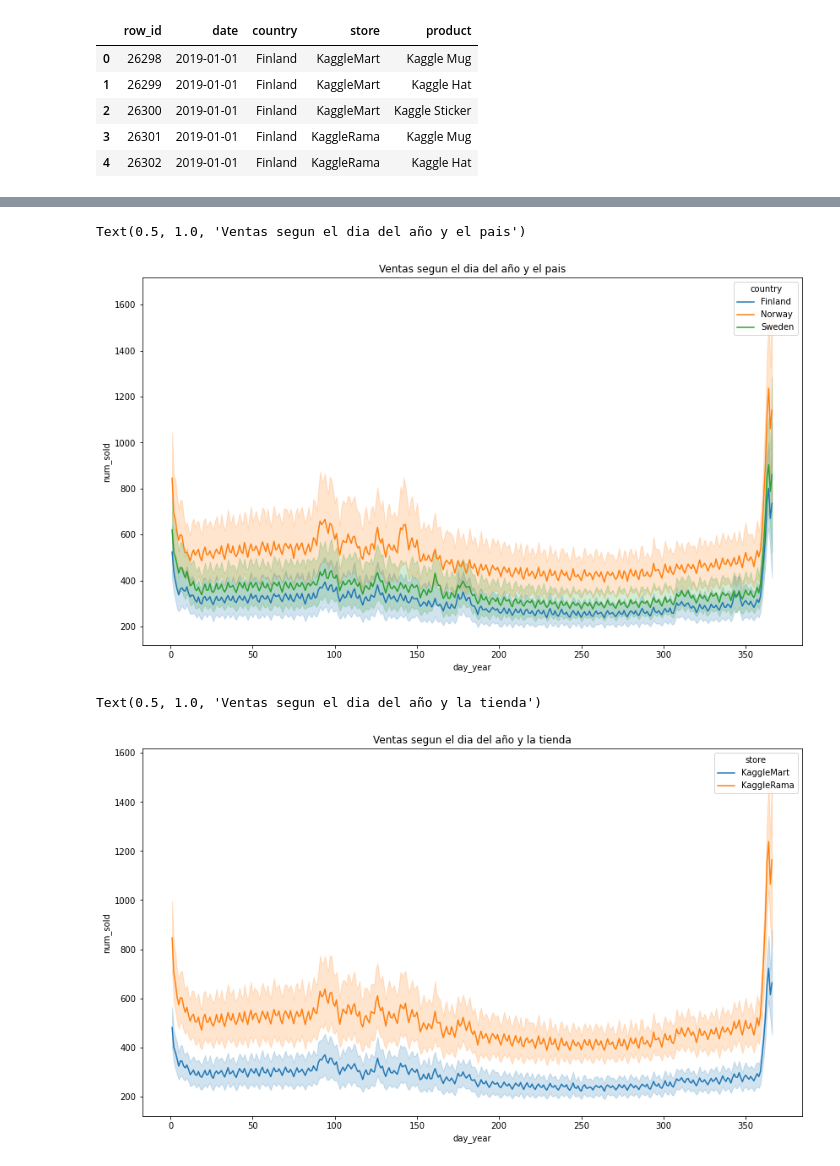
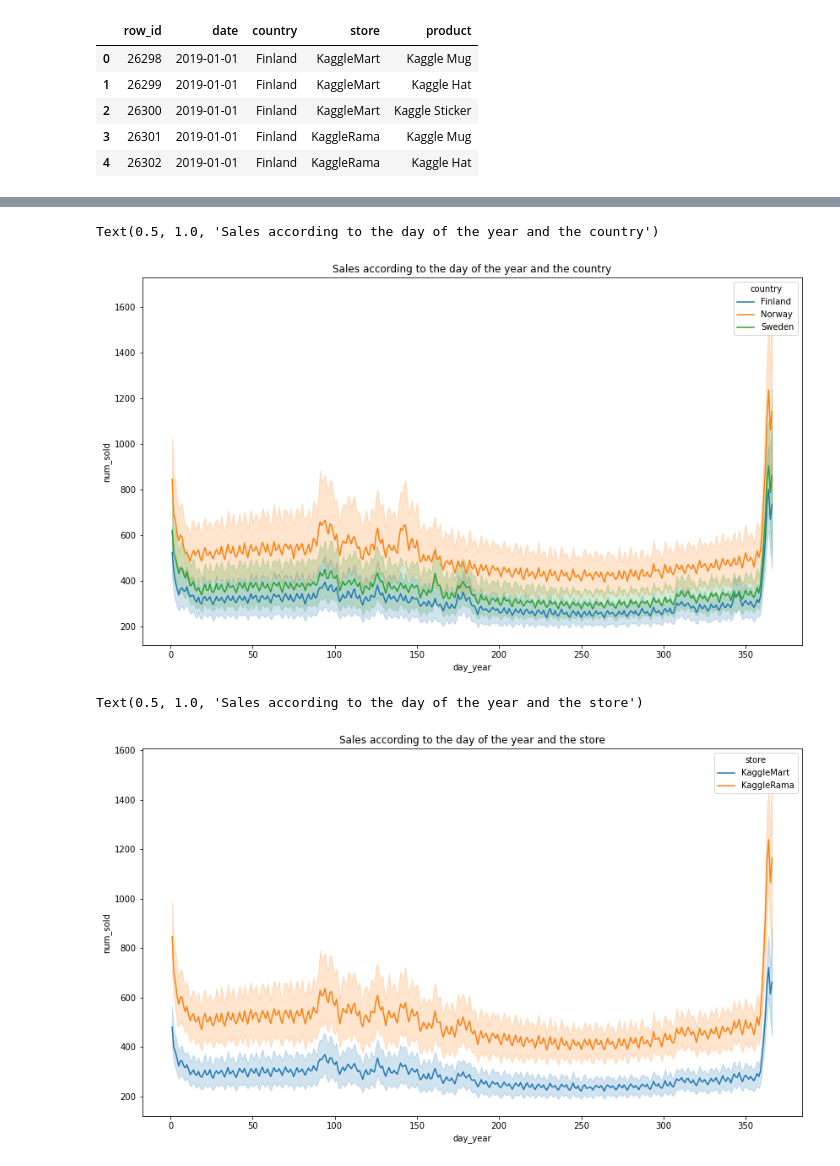
Before and after one commit to ccollado7/kaggle-tps-jan2022, a Jupyter notebook: notebooks/EDA/kaggle-tps-EDA.ipynb, the cells around one changed output, grey strips where cells are left out. Drawn from its saved outputs; the diff is of its cells as text; code cells hidden in the pictures.

```diff
--- a/notebooks/EDA/kaggle-tps-EDA.ipynb
+++ b/notebooks/EDA/kaggle-tps-EDA.ipynb
@@ -115,17 +166,17 @@ Text(0.5, 1.0, 'Ventas segun el dia del año')
 # %%
-#Cantidad vendida por pais en funcion del dia del año
+#Quantity sold by country depending on the day of the year
 
 plt.figure(figsize=(14,8))
-sns.lineplot(data=train, x="day_year", y="num_sold",hue="country").set_title('Ventas segun el dia del año y el pais')
+sns.lineplot(data=train, x="day_year", y="num_sold",hue="country").set_title('Sales according to the day of the year and the country')
 # %% [output]
-Text(0.5, 1.0, 'Ventas segun el dia del año y el pais')
+Text(0.5, 1.0, 'Sales according to the day of the year and the country')
-[figure, old version]
+[figure, new version]
 # %%
-#Cantidad vendida por tienda en funcion del dia del año
+#Quantity sold per store depending on the day of the year
 
 plt.figure(figsize=(14,8))
-sns.lineplot(data=train, x="day_year", y="num_sold",hue="store").set_title('Ventas segun el dia del año y la tienda')
+sns.lineplot(data=train, x="day_year", y="num_sold",hue="store").set_title('Sales according to the day of the year and the store')
 # %% [output]
-Text(0.5, 1.0, 'Ventas segun el dia del año y la tienda')
+Text(0.5, 1.0, 'Sales according to the day of the year and the store')
-[figure, old version]
+[figure, new version]
 # %%
```
Also changed, not shown: parts of 48 cells of this notebook.
